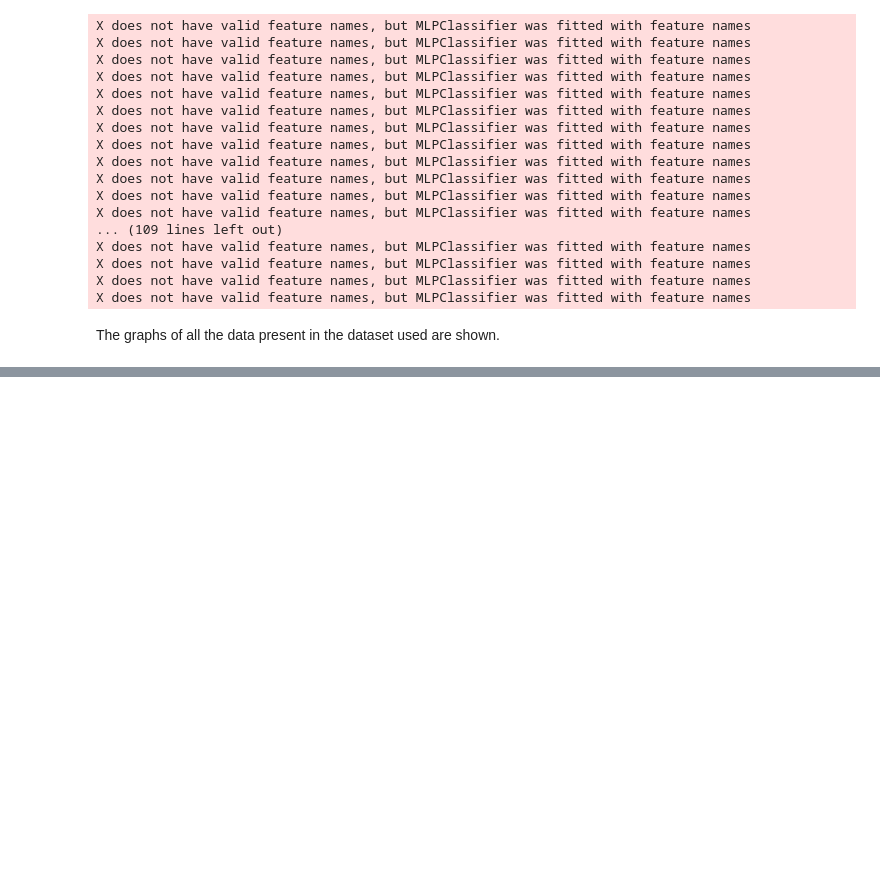
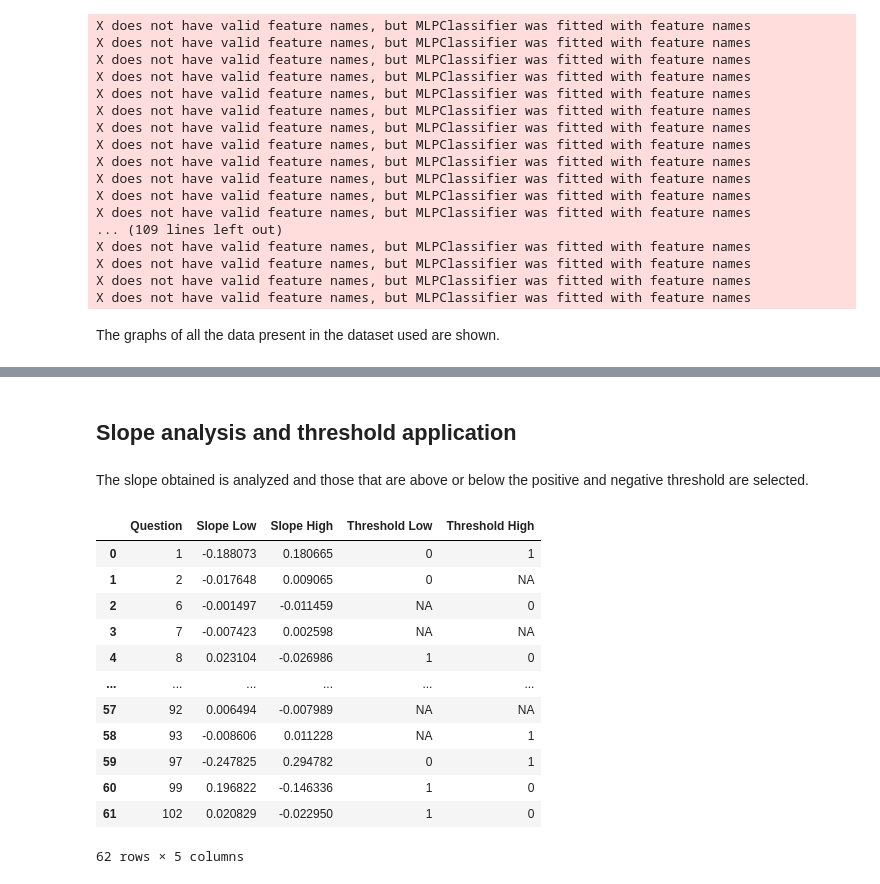
Before and after one commit to Manuel080800/IAE-Psicology, a Jupyter notebook: Red neuronal - Test/Explainers_ANN_Psychology_Classification.ipynb, the cells around one changed output, grey strips where cells are left out. Cells and saved outputs as stored; diff of their text form; code cells hidden in the pictures; blank space fills up the shorter version.

```diff
--- a/Red neuronal - Test/Explainers_ANN_Psychology_Classification.ipynb
+++ b/Red neuronal - Test/Explainers_ANN_Psychology_Classification.ipynb
@@ -603,0 +671,34 @@ plot_ale(proba_exp_lr, n_cols=2, features=list(range(df.shape[1]-1)),fig_kw={'fi
+# %% [markdown]
+## Slope analysis and threshold application
+# %% [markdown]
+The slope obtained is analyzed and those that are above or below the positive and negative threshold are selected.
+# %%
+for i in range(df.shape[1]-1):
+
+    ## The slopes are selected according to the values of the thresholds of the Low class
+    if dm.loc[i, "Slope Low"] >= positive_threshold:
+        dm.loc[i, "Threshold Low"] = '1'
+    elif dm.loc[i, "Slope Low"] <= negative_threshold:
+        dm.loc[i, "Threshold Low"] = '0'
+
+    ## The slopes are selected according to the values of the thresholds of the High class
+    if dm.loc[i, "Slope High"] >= positive_threshold:
+        dm.loc[i, "Threshold High"] = '1'
+    elif dm.loc[i, "Slope High"] <= negative_threshold:
+        dm.loc[i, "Threshold High"] = '0'
+
+dm
+# %% [output]
+|  | Question | Slope Low | Slope High | Threshold Low | Threshold High |
+| 0 | 1 | -0.188073 | 0.180665 | 0 | 1 |
+| 1 | 2 | -0.017648 | 0.009065 | 0 | NA |
+| 2 | 6 | -0.001497 | -0.011459 | NA | 0 |
+| 3 | 7 | -0.007423 | 0.002598 | NA | NA |
+| 4 | 8 | 0.023104 | -0.026986 | 1 | 0 |
+| ... | ... | ... | ... | ... | ... |
+| 57 | 92 | 0.006494 | -0.007989 | NA | NA |
+| 58 | 93 | -0.008606 | 0.011228 | NA | 1 |
+| 59 | 97 | -0.247825 | 0.294782 | 0 | 1 |
+| 60 | 99 | 0.196822 | -0.146336 | 1 | 0 |
+| 61 | 102 | 0.020829 | -0.022950 | 1 | 0 |
+62 rows × 5 columns
```
Also changed, not shown: parts of 5 cells of this notebook, 2 other files.
